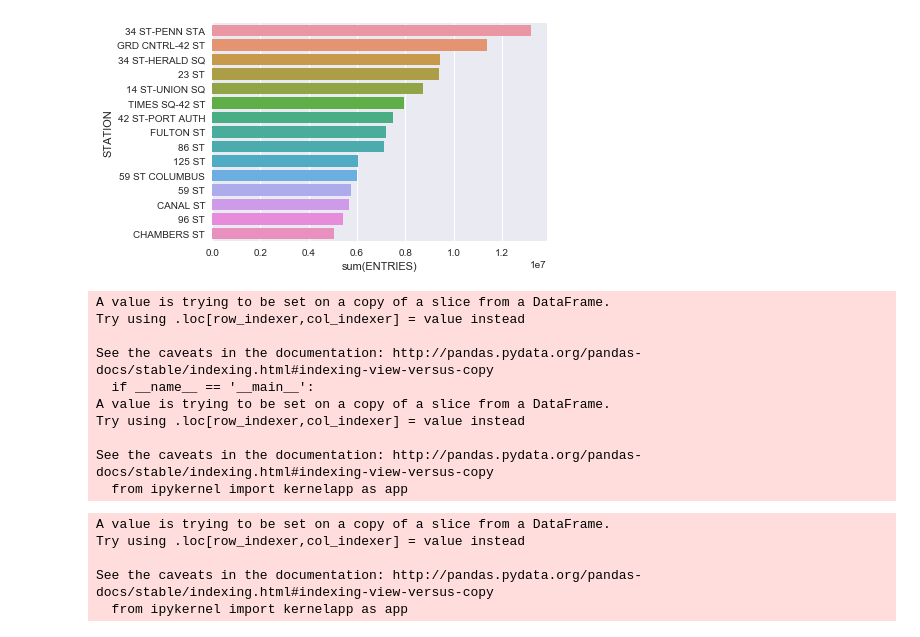
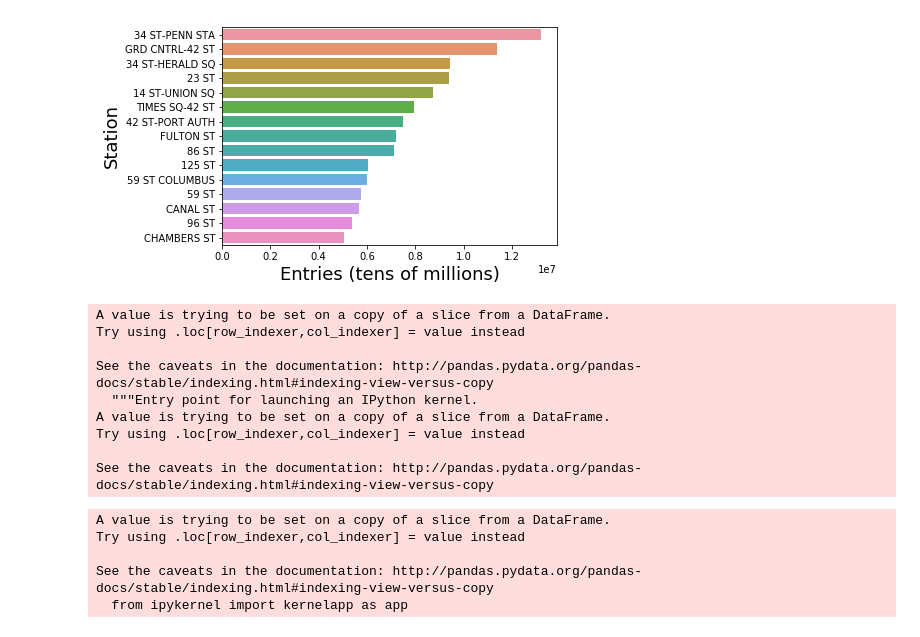
Before and after one commit to hectorhcuevas/Hernandez_Metis, a Jupyter notebook: Project 1/Benson_Final.ipynb, the cells around one changed output. Drawn from its saved outputs; the diff is of its cells as text; code cells hidden in the pictures.

```diff
--- a/Project 1/Benson_Final.ipynb
+++ b/Project 1/Benson_Final.ipynb
@@ -12,7 +12,7 @@ df = pd.read_csv('MTA_SPRING2017.csv') ##load data and create dataframe
 # %%
 df2 = df[np.abs(df.ENTRIES-df.ENTRIES.mean())<=(3*df.ENTRIES.std())] #keep only the ones that are within +3 to -3 standard deviations in the column 'Data'.
 # %%
-df2 = df2.sort('ENTRIES', ascending=False) ## check head for any outliers
+df2 = df2.sort_values('ENTRIES', ascending=False) ## check head for any outliers
 df2
 # %% [output]
 |  | id | CA | UNIT | SCP | STATION | LINENAME | DIVISION | DATETIME | TIME | DESC | ... |
@@ -69,3 +69,3 @@ df_sums.head(10)
 # %%
-df_sums.sort('ENTRIES', ascending=False).head(15)
+df_sums.sort_values('ENTRIES', ascending=False).head(15)
 # %% [output]
@@ -89,4 +89,4 @@ df_sums.sort('ENTRIES', ascending=False).head(15)
 # %%
-df_sum_top = df_sums.sort('ENTRIES', ascending=False).head(15) ##Create a new dataframe storing most popular stations
+df_sum_top = df_sums.sort_values('ENTRIES', ascending=False).head(15) ##Create a new dataframe storing most popular stations
 df_sum_top
 # %% [output]
@@ -110,8 +110,10 @@ df_sum_top
 # %%
 bar1 = sns.barplot(data = df_sum_top, x='ENTRIES',y='STATION',estimator=sum) ##using top stations, creates barplot
-plt.setp(bar1.get_xticklabels(), rotation=0);
+plt.setp(bar1.get_xticklabels(), rotation=0)
+plt.xlabel('Entries (tens of millions)', fontsize=18)
+plt.ylabel('Station', fontsize=18);
 # %% [output]
-[figure, old version]
+[figure, new version]
 # %%
 df3["DateTime"] = pd.to_datetime(df3["DATETIME"]) ## converts panda series into datetime
 df3['just_date'] = df3['DateTime'].dt.date ## using our new datetime object, extracts the date only
@@ -120,12 +122,11 @@ A value is trying to be set on a copy of a slice from a DataFrame.
 Try using .loc[row_indexer,col_indexer] = value instead
 
 See the caveats in the documentation: http://pandas.pydata.org/pandas-docs/stable/indexing.html#indexing-view-versus-copy
-  if __name__ == '__main__':
+  """Entry point for launching an IPython kernel.
 A value is trying to be set on a copy of a slice from a DataFrame.
 Try using .loc[row_indexer,col_indexer] = value instead
 
 See the caveats in the documentation: http://pandas.pydata.org/pandas-docs/stable/indexing.html#indexing-view-versus-copy
-  from ipykernel import kernelapp as app
 # %%
 # %% [output]
 A value is trying to be set on a copy of a slice from a DataFrame.
```
Also changed, not shown: parts of 11 cells of this notebook.
